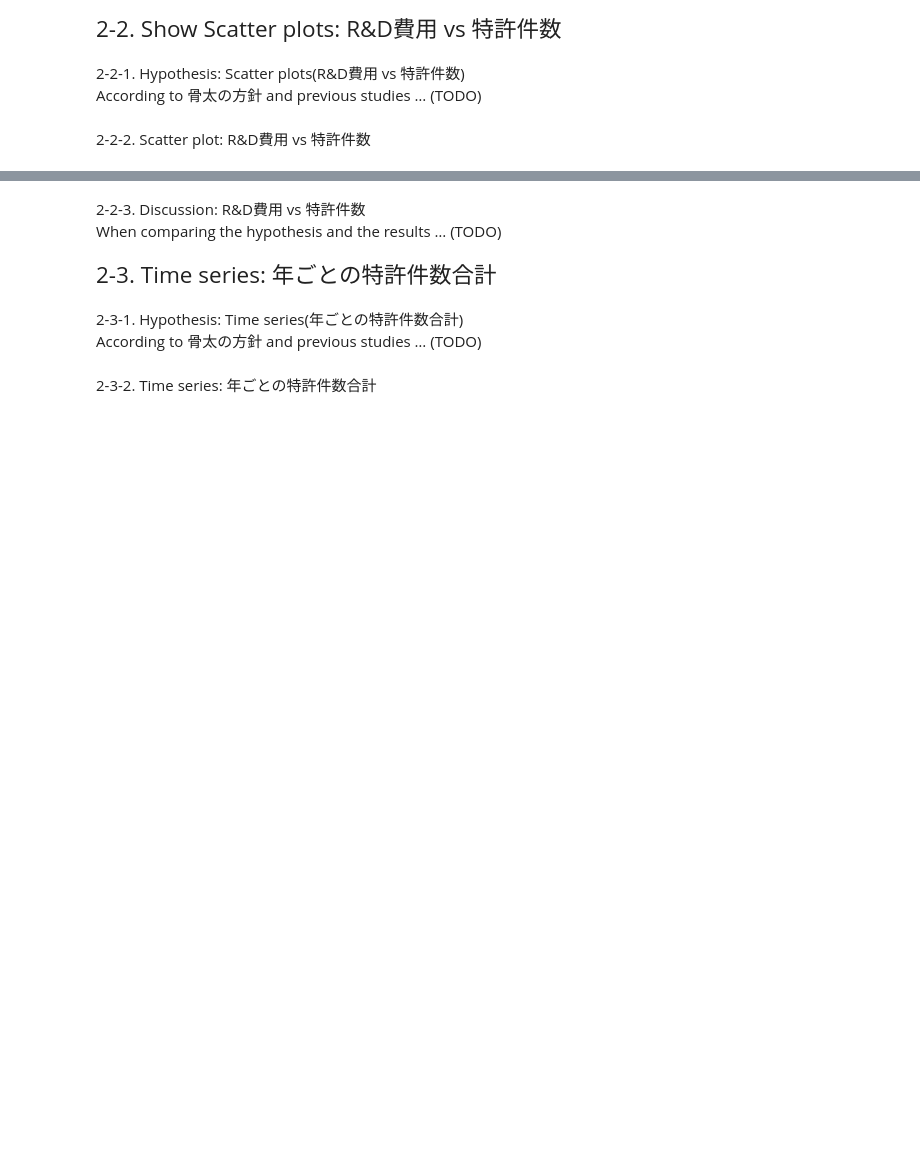
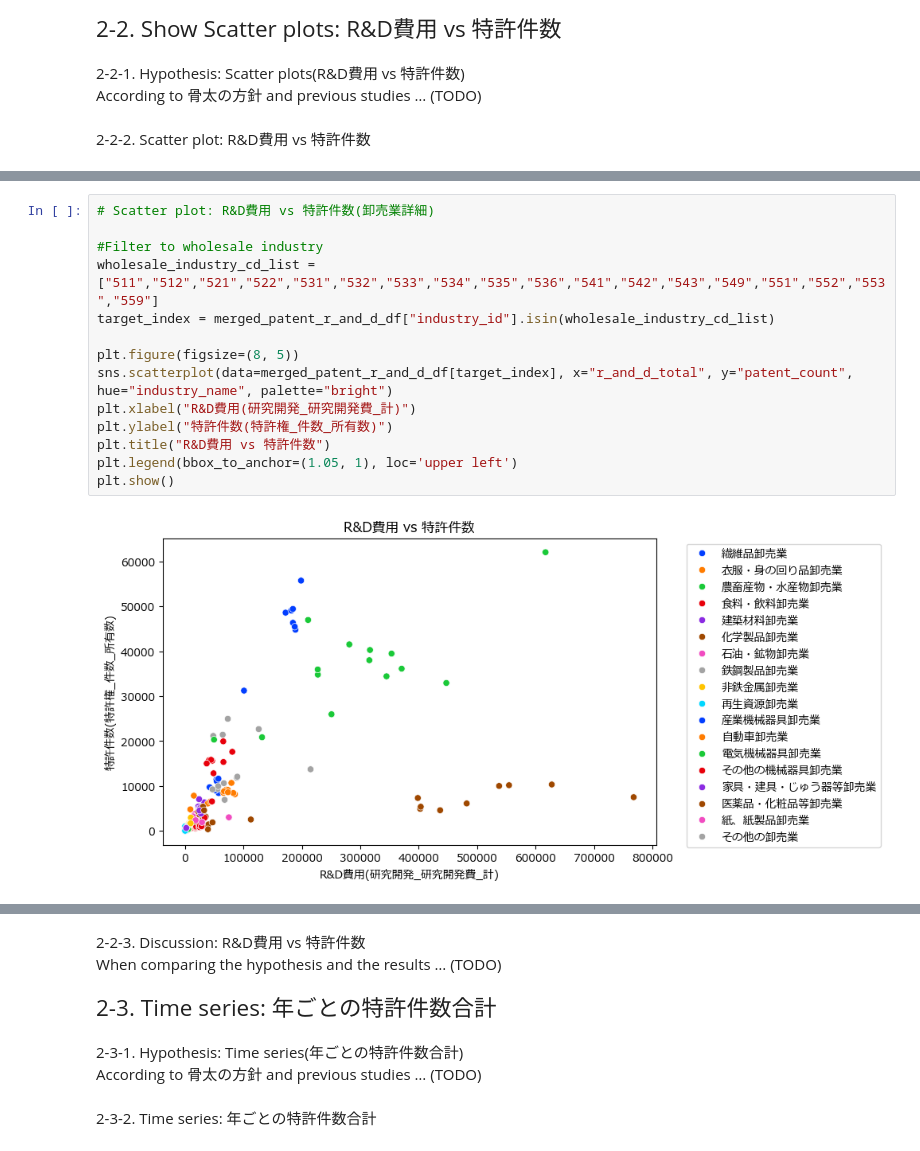
Before and after one commit to Graspp-25-Spring/graspp-25S-innovation, a Jupyter notebook: notebooks/assignment_group/Milestone2/Milestone_2.ipynb, the cells around one changed output, grey strips where cells are left out. Cells and saved outputs as stored; diff of their text form; blank space fills up the shorter version.

```diff
--- a/notebooks/assignment_group/Milestone2/Milestone_2.ipynb
+++ b/notebooks/assignment_group/Milestone2/Milestone_2.ipynb
@@ -247,0 +301,16 @@ plt.show()
+# %%
+# Scatter plot: R&D費用 vs 特許件数(卸売業詳細)
+
+#Filter to wholesale industry
+wholesale_industry_cd_list = ["511","512","521","522","531","532","533","534","535","536","541","542","543","549","551","552","553","559"]
+target_index = merged_patent_r_and_d_df["industry_id"].isin(wholesale_industry_cd_list)
+
+plt.figure(figsize=(8, 5))
+sns.scatterplot(data=merged_patent_r_and_d_df[target_index], x="r_and_d_total", y="patent_count", hue="industry_name", palette="bright")
+plt.xlabel("R&D費用(研究開発_研究開発費_計)")
+plt.ylabel("特許件数(特許権_件数_所有数)")
+plt.title("R&D費用 vs 特許件数")
+plt.legend(bbox_to_anchor=(1.05, 1), loc='upper left')
+plt.show()
+# %% [output]
+[figure, added]
```
Also changed, not shown: parts of 6 cells of this notebook.
